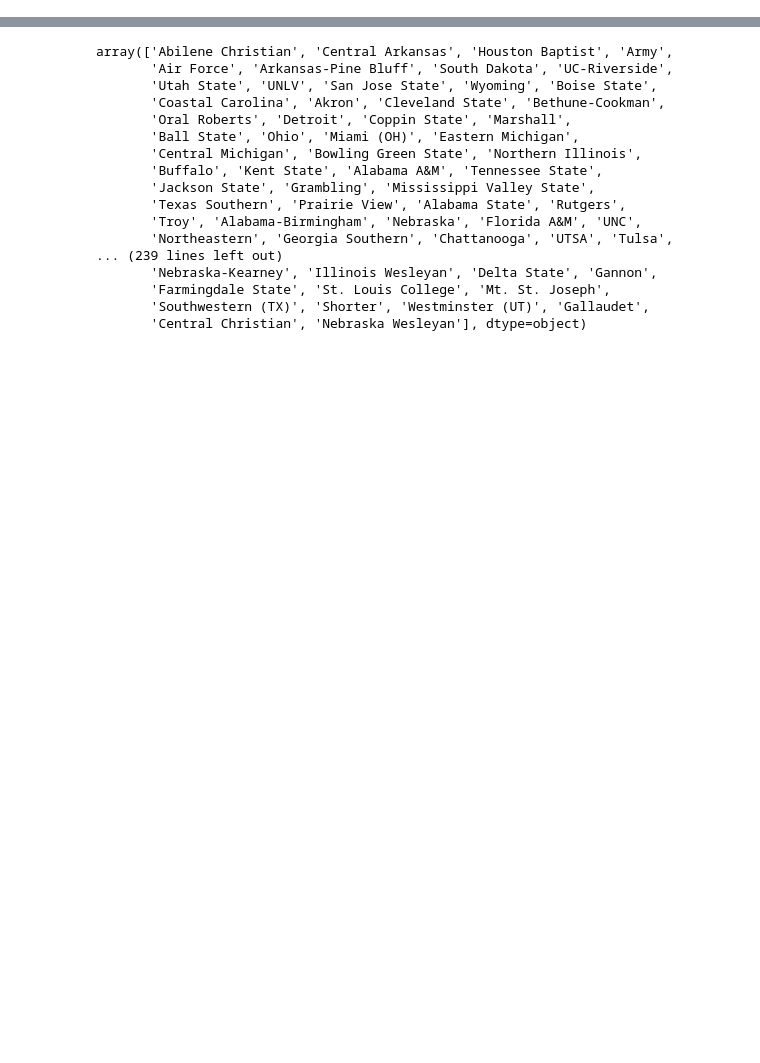
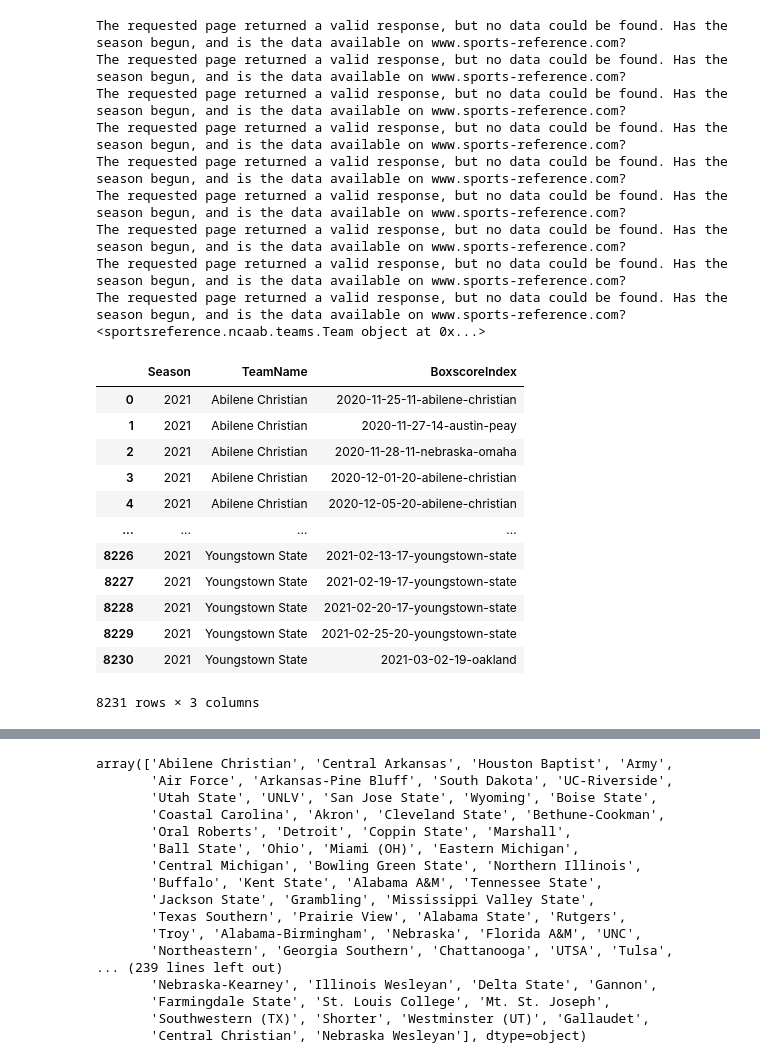
Before and after one commit to fmathews11/College_basketball, a Jupyter notebook: College_BB_Data_Pipeline.ipynb, the cells around one changed output, grey strips where cells are left out. Cells and saved outputs as stored; diff of their text form; code cells hidden in the pictures; blank space fills up the shorter version.

```diff
--- a/College_BB_Data_Pipeline.ipynb
+++ b/College_BB_Data_Pipeline.ipynb
@@ -7,19 +7,44 @@ from tqdm import tqdm
 from sportsreference.ncaab.boxscore import Boxscore
 import time
 # %%
-seasons = range(2021, 2022)
+seasons = [2021]
 master_array = []
-for season in tqdm(seasons):
+for season in seasons:
     try:
         season_team_list = Teams(str(season))
         for team in season_team_list:
             print(team, end = '\r')
             team_schedule = team.schedule
             for game in team_schedule:
                 boxscore = game.boxscore_index
                 master_array.append([str(season),team.name,boxscore])
     except:
         continue
 
 schedule_df = pd.DataFrame(master_array, columns=['Season','TeamName','BoxscoreIndex'])
-schedule_df.to_csv('tschedule.csv')
+schedule_df.to_csv('2021_schedule.csv')
+schedule_df
+# %% [output]
+The requested page returned a valid response, but no data could be found. Has the season begun, and is the data available on www.sports-reference.com?
+The requested page returned a valid response, but no data could be found. Has the season begun, and is the data available on www.sports-reference.com?
+The requested page returned a valid response, but no data could be found. Has the season begun, and is the data available on www.sports-reference.com?
+The requested page returned a valid response, but no data could be found. Has the season begun, and is the data available on www.sports-reference.com?
+The requested page returned a valid response, but no data could be found. Has the season begun, and is the data available on www.sports-reference.com?
+The requested page returned a valid response, but no data could be found. Has the season begun, and is the data available on www.sports-reference.com?
+The requested page returned a valid response, but no data could be found. Has the season begun, and is the data available on www.sports-reference.com?
+The requested page returned a valid response, but no data could be found. Has the season begun, and is the data available on www.sports-reference.com?
+The requested page returned a valid response, but no data could be found. Has the season begun, and is the data available on www.sports-reference.com?
+<sportsreference.ncaab.teams.Team object at 0x...>
+|  | Season | TeamName | BoxscoreIndex |
+| 0 | 2021 | Abilene Christian | 2020-11-25-11-abilene-christian |
+| 1 | 2021 | Abilene Christian | 2020-11-27-14-austin-peay |
+| 2 | 2021 | Abilene Christian | 2020-11-28-11-nebraska-omaha |
+| 3 | 2021 | Abilene Christian | 2020-12-01-20-abilene-christian |
+| 4 | 2021 | Abilene Christian | 2020-12-05-20-abilene-christian |
+| ... | ... | ... | ... |
+| 8226 | 2021 | Youngstown State | 2021-02-13-17-youngstown-state |
+| 8227 | 2021 | Youngstown State | 2021-02-19-17-youngstown-state |
+| 8228 | 2021 | Youngstown State | 2021-02-20-17-youngstown-state |
+| 8229 | 2021 | Youngstown State | 2021-02-25-20-youngstown-state |
+| 8230 | 2021 | Youngstown State | 2021-03-02-19-oakland |
+8231 rows × 3 columns
```
Also changed, not shown: parts of 16 cells of this notebook.
